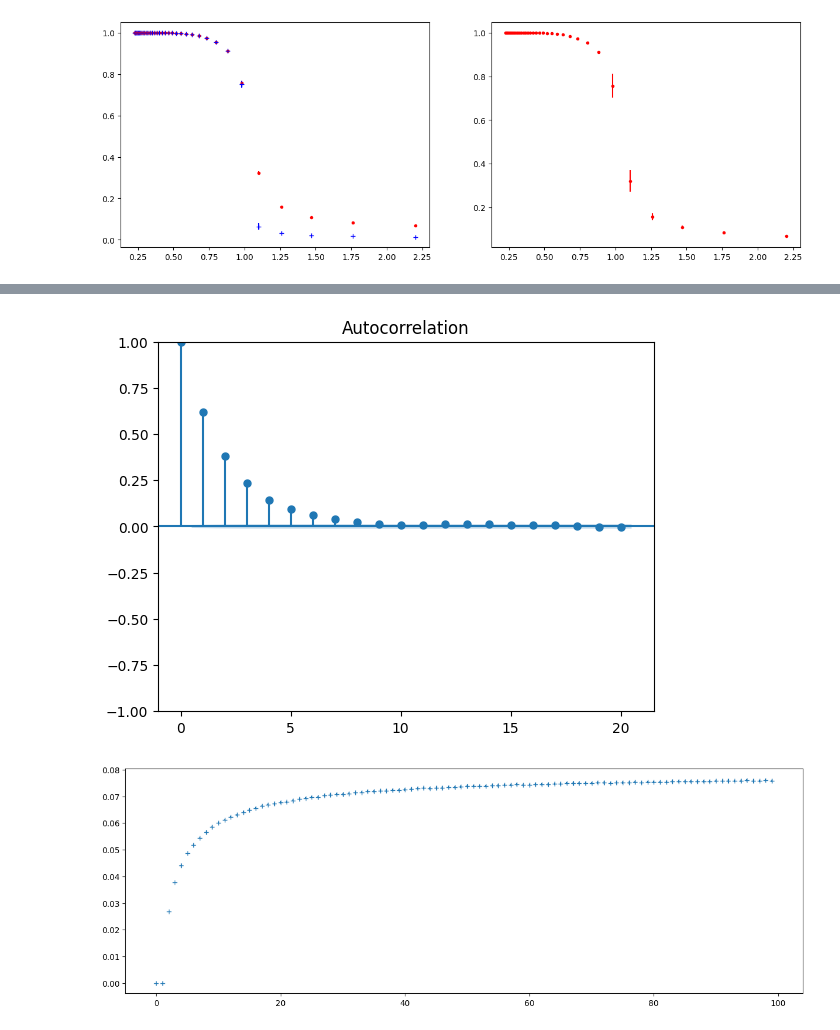
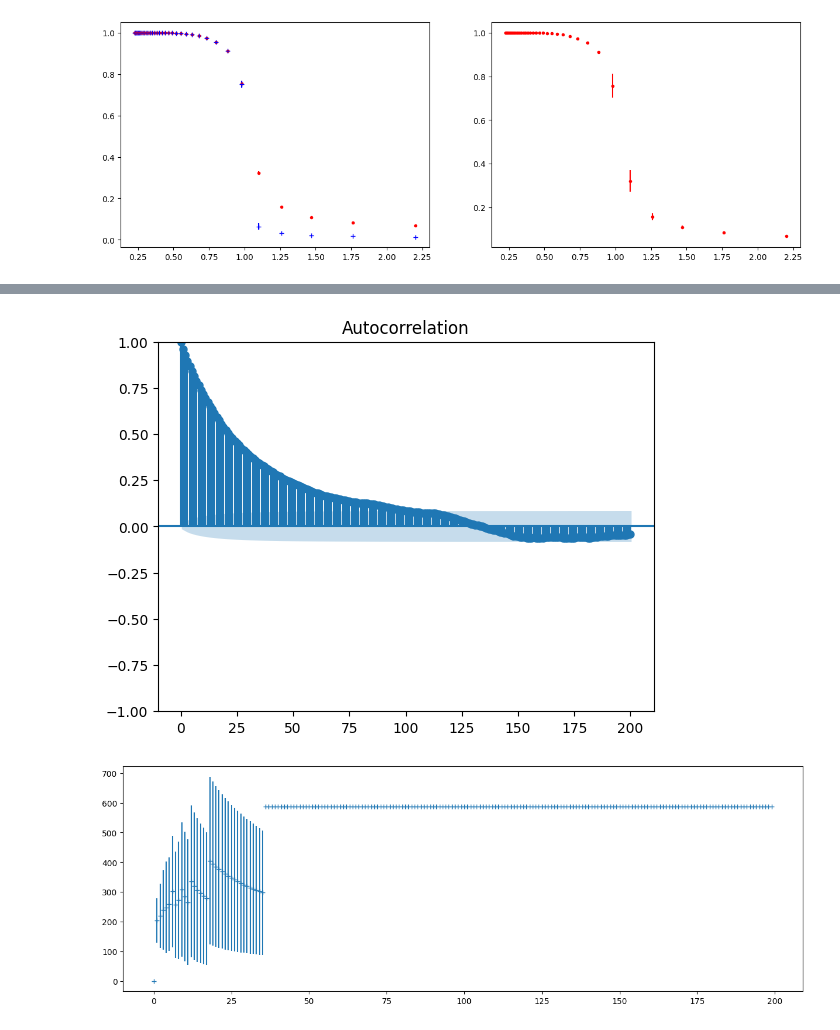
Before and after one commit to jenishadhikari221/Bachelorarbeit, a Jupyter notebook: main/analysis.ipynb, the cells around one changed output, grey strips where cells are left out. Cells and saved outputs as stored; diff of their text form; code cells hidden in the pictures.

```diff
--- a/main/analysis.ipynb
+++ b/main/analysis.ipynb
@@ -400,19 +555,19 @@ plt.show()
 # %%
-spin_simulation_1 = np.loadtxt("../data/sim_lol.txt").T
-new_array = spin_simulation_1[1:,3]
-plot_acf(new_array,lags=20)
+#spin_simulation_1 = np.loadtxt("../data/sim_lol.txt").T
+new_array = spin_simulation_nearTc_3[1:,5]
+plot_acf(new_array,lags=200)
 plt.show()
 # %% [output]
-[figure, old version]
+[figure, new version]
 # %%
 # Finde Blocklaenge
 fig,ax = plt.subplots(figsize=(15,5))
-length = 100
-x_1,y_1,y_err = data_blocking_error(new_array,length)
+length = 200
+x_1,y_1,y_err = data_blocking_error(data,length)
 ax.errorbar(x_1,y_1,yerr=y_err,fmt= '+',barsabove=True)
 plt.show()
 # %% [output]
-[figure, old version]
+[figure, new version]
 # %%
 block = 120
 length = 120
```
Also changed, not shown: parts of 38 cells of this notebook, 43 other files.
